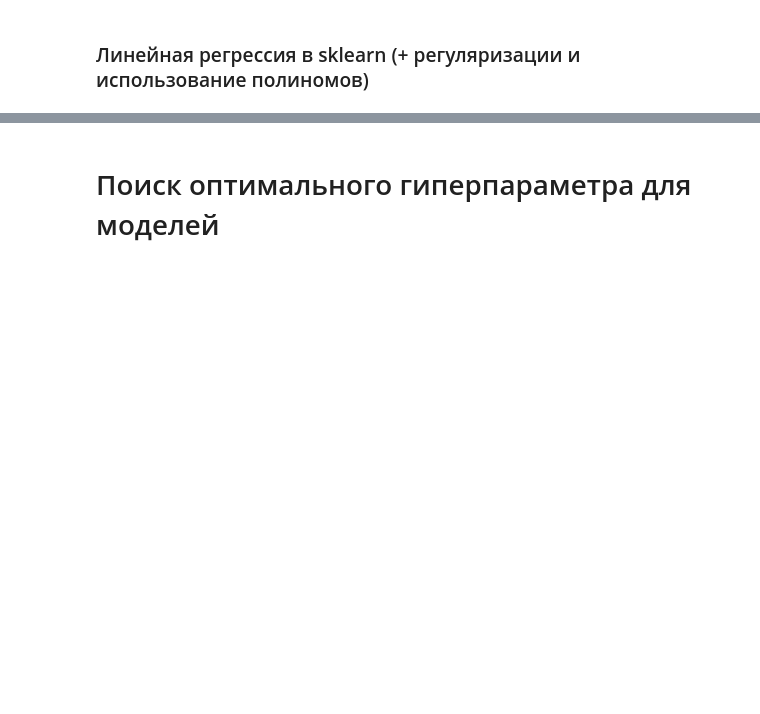
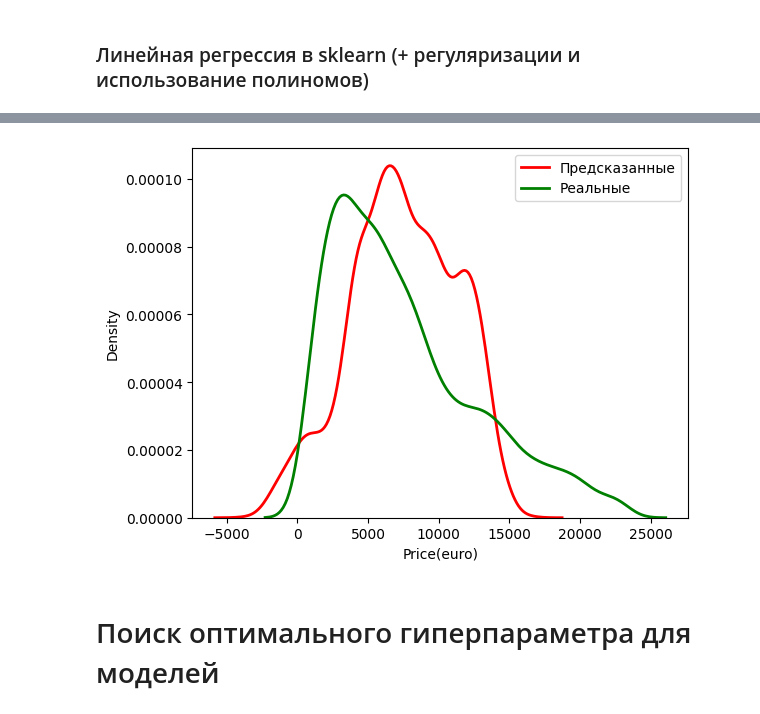
Before and after one commit to AlexeyRau/OMGTU, a Jupyter notebook: 2year/4semester/MLDA/Лабораторная работа №2. ОБУЧЕНИЕ С УЧИТЕЛЕМ. ЗАДАЧА РЕГРЕССИИ/Lab2_Ex1 MultiR_PolinomR.ipynb, the cells around one changed output, grey strips where cells are left out. Saved outputs shown, nothing was run; the diff lists cells and outputs as text; code cells hidden in the pictures; blank space fills up the shorter version.

```diff
--- a/2year/4semester/MLDA/Лабораторная работа №2. ОБУЧЕНИЕ С УЧИТЕЛЕМ. ЗАДАЧА РЕГРЕССИИ/Lab2_Ex1 MultiR_PolinomR.ipynb
+++ b/2year/4semester/MLDA/Лабораторная работа №2. ОБУЧЕНИЕ С УЧИТЕЛЕМ. ЗАДАЧА РЕГРЕССИИ/Lab2_Ex1 MultiR_PolinomR.ipynb
@@ -220,3 +303,10 @@ plt.show()
+# %%
+sns.kdeplot(y_pred_custom, color='red', label='Предсказанные', linewidth=2)
+sns.kdeplot(y_test, color='green', label='Реальные', linewidth=2)
+plt.legend()
+plt.show()
+# %% [output]
+[figure, added]
 # %% [markdown]
 # Поиск оптимального гиперпараметра для моделей
 # %%
```
Also changed, not shown: parts of 26 cells of this notebook, 3 other files.
